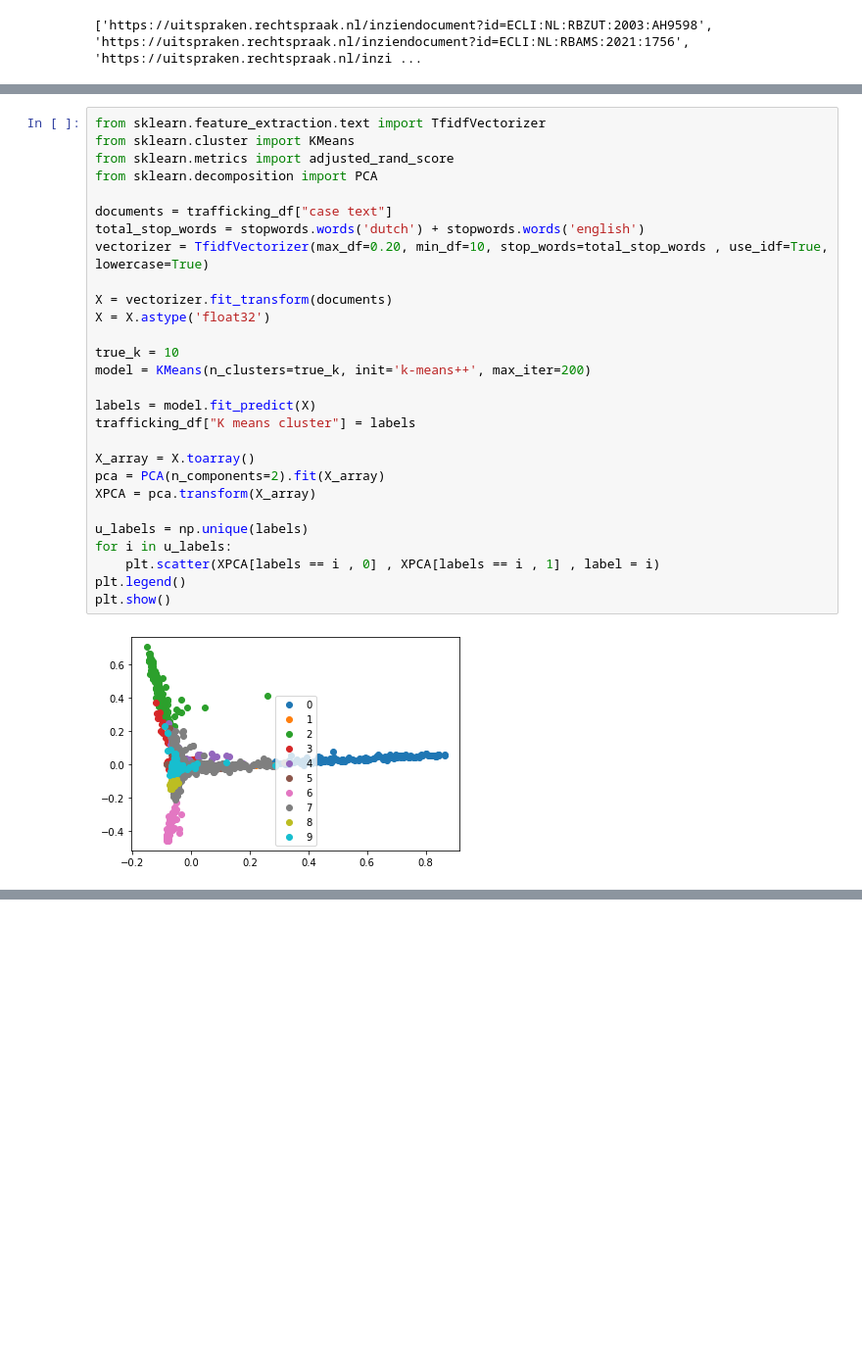
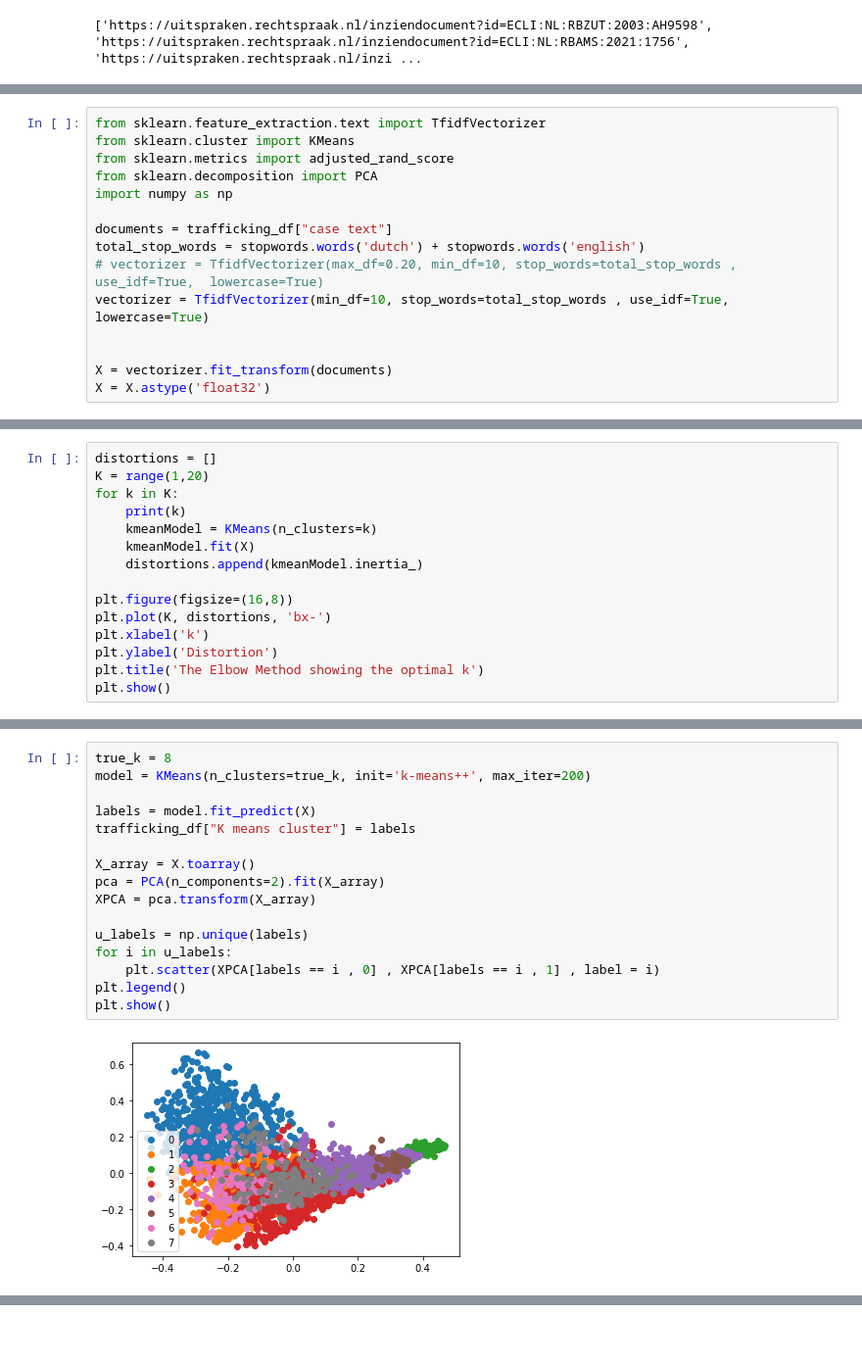
Before and after one commit to bloemetjesgordijn/Master-thesis, a Jupyter notebook: Data Creation and Cleaning.ipynb, the cells around one changed output, grey strips where cells are left out. Shown at 98% size. Saved outputs shown, nothing was run; the diff lists cells and outputs as text; blank space fills up the shorter version.

```diff
--- a/Data Creation and Cleaning.ipynb
+++ b/Data Creation and Cleaning.ipynb
@@ -309,0 +435,15 @@ get_links(trafficking_df)
+# %%
+from sklearn.feature_extraction.text import TfidfVectorizer
+from sklearn.cluster import KMeans
+from sklearn.metrics import adjusted_rand_score
+from sklearn.decomposition import PCA
+import numpy as np
+
+documents = trafficking_df["case text"]
+total_stop_words = stopwords.words('dutch') + stopwords.words('english')
+# vectorizer = TfidfVectorizer(max_df=0.20, min_df=10, stop_words=total_stop_words , use_idf=True,  lowercase=True)
+vectorizer = TfidfVectorizer(min_df=10, stop_words=total_stop_words , use_idf=True,  lowercase=True)
+
+
+X = vectorizer.fit_transform(documents)
+X = X.astype('float32')
@@ -309,0 +452,15 @@ get_links(trafficking_df)
+# %%
+distortions = []
+K = range(1,20)
+for k in K:
+    print(k)
+    kmeanModel = KMeans(n_clusters=k)
+    kmeanModel.fit(X)
+    distortions.append(kmeanModel.inertia_)
+
+plt.figure(figsize=(16,8))
+plt.plot(K, distortions, 'bx-')
+plt.xlabel('k')
+plt.ylabel('Distortion')
+plt.title('The Elbow Method showing the optimal k')
+plt.show()
@@ -310,33 +488,21 @@ get_links(trafficking_df)
 # %%
-from sklearn.feature_extraction.text import TfidfVectorizer
-from sklearn.cluster import KMeans
-from sklearn.metrics import adjusted_rand_score
-from sklearn.decomposition import PCA
-
-documents = trafficking_df["case text"]
-total_stop_words = stopwords.words('dutch') + stopwords.words('english')
-vectorizer = TfidfVectorizer(max_df=0.20, min_df=10, stop_words=total_stop_words , use_idf=True,  lowercase=True)
-
-X = vectorizer.fit_transform(documents)
-X = X.astype('float32')
-
-true_k = 10
+true_k = 8
 model = KMeans(n_clusters=true_k, init='k-means++', max_iter=200)
 
 labels = model.fit_predict(X)
 trafficking_df["K means cluster"] = labels
 
 X_array = X.toarray()
 pca = PCA(n_components=2).fit(X_array)
 XPCA = pca.transform(X_array)
 
 u_labels = np.unique(labels)
 for i in u_labels:
     plt.scatter(XPCA[labels == i , 0] , XPCA[labels == i , 1] , label = i)
 plt.legend()
 plt.show()
 # %% [output]
-[figure, old version]
+[figure, new version]
 # %%
 print("Top terms per cluster:")
 order_centroids = model.cluster_centers_.argsort()[:, ::-1]
```
Also changed, not shown: parts of 33 cells of this notebook.
